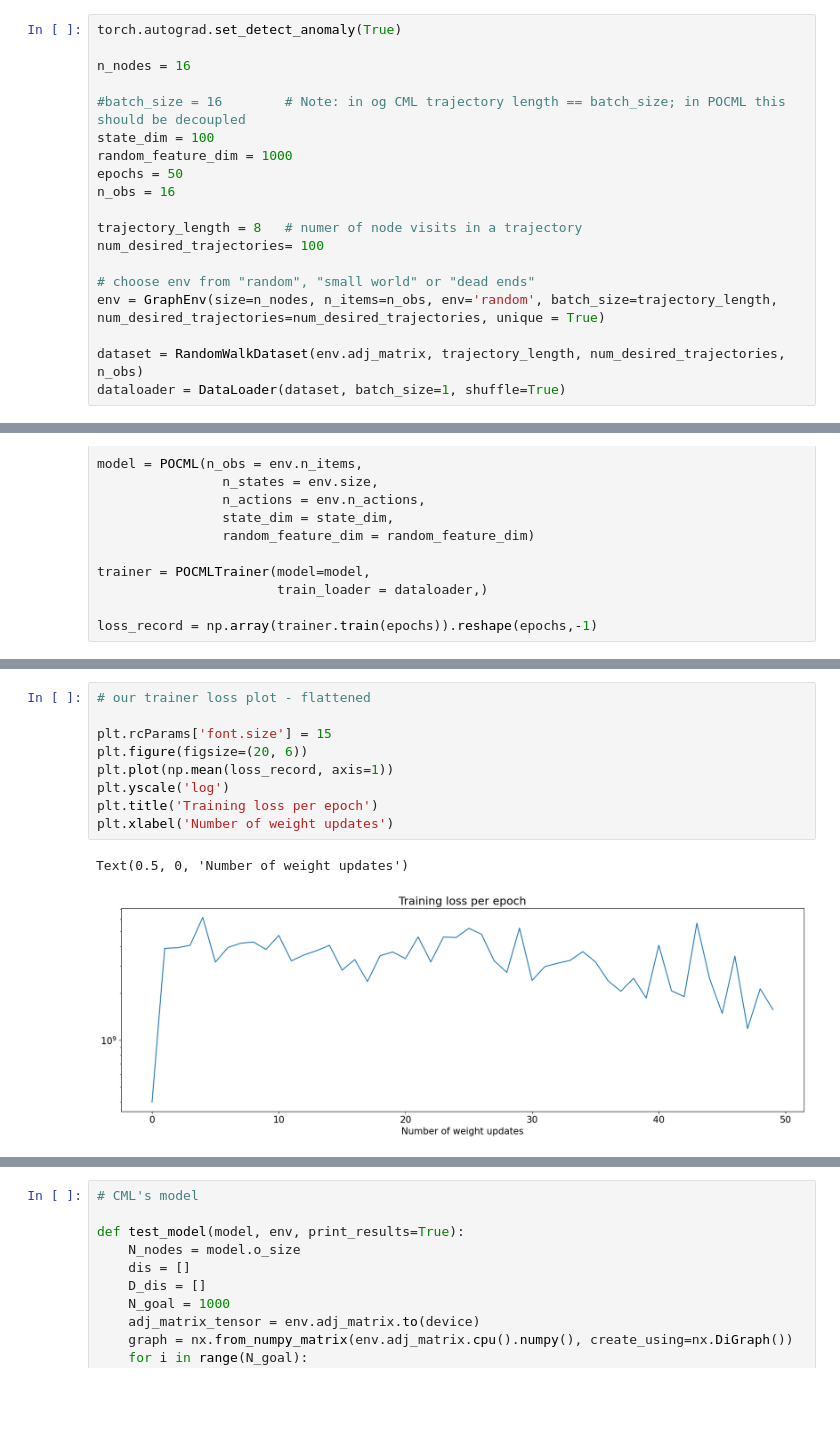
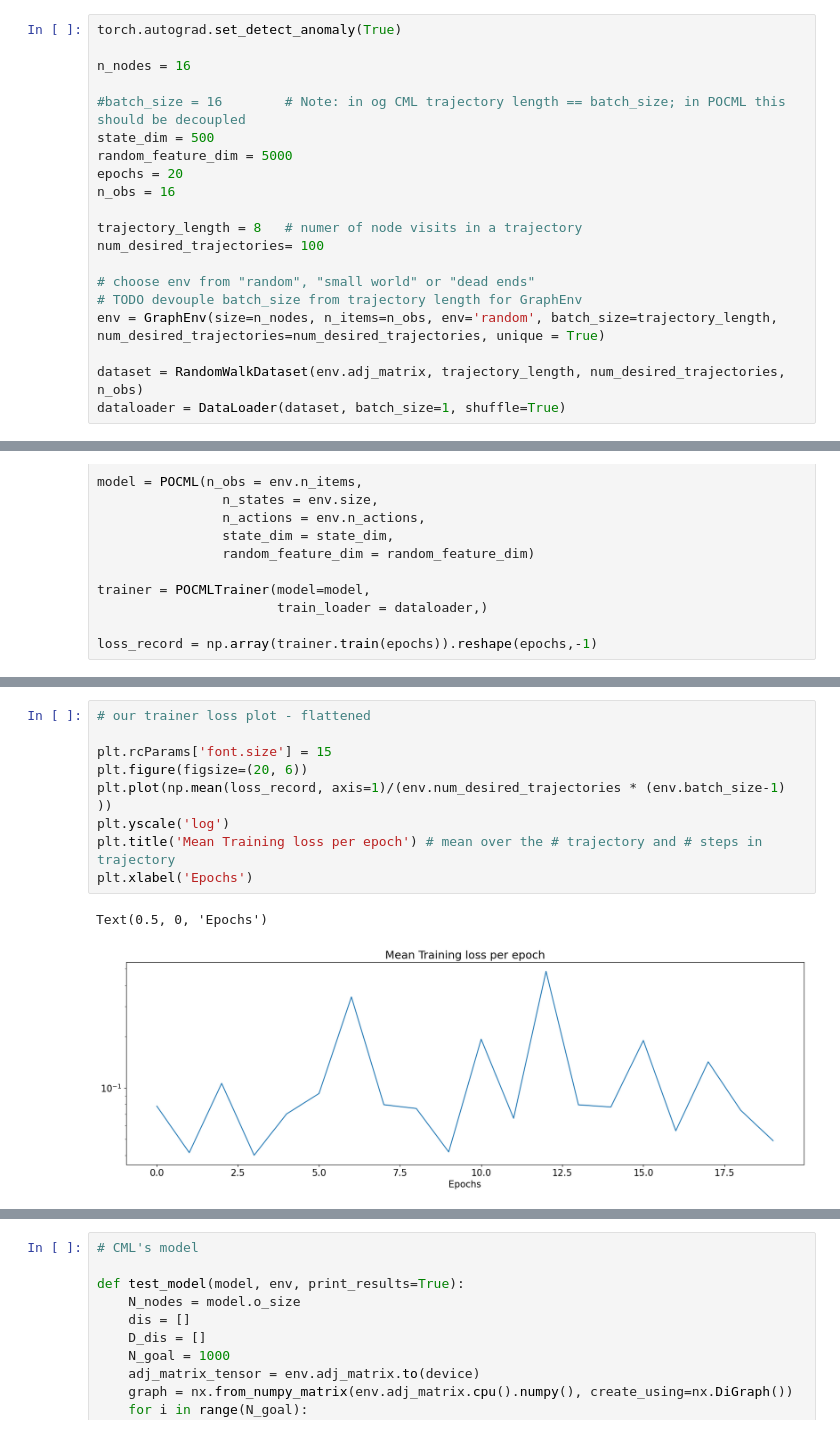
Before and after one commit to calvin4770/POCML, a Jupyter notebook: gcml.ipynb, the cells around one changed output, grey strips where cells are left out. Drawn from its saved outputs; the diff is of its cells as text; blank space fills up the shorter version.

```diff
--- a/gcml.ipynb
+++ b/gcml.ipynb
@@ -18,15 +18,16 @@ torch.autograd.set_detect_anomaly(True)
 n_nodes = 16
 
 #batch_size = 16        # Note: in og CML trajectory length == batch_size; in POCML this should be decoupled
-state_dim = 100
-random_feature_dim = 1000
-epochs = 50
+state_dim = 500
+random_feature_dim = 5000
+epochs = 20
 n_obs = 16
 
 trajectory_length = 8   # numer of node visits in a trajectory
 num_desired_trajectories= 100
 
 # choose env from "random", "small world" or "dead ends"
+# TODO devouple batch_size from trajectory length for GraphEnv
 env = GraphEnv(size=n_nodes, n_items=n_obs, env='random', batch_size=trajectory_length, num_desired_trajectories=num_desired_trajectories, unique = True)
 
 dataset = RandomWalkDataset(env.adj_matrix, trajectory_length, num_desired_trajectories, n_obs)
@@ -109,12 +94,12 @@ array([[2.21546826e+03, 8.52486719e+03, 1.47033857e+04, ...,
 # %%
 # our trainer loss plot - flattened
 
 plt.rcParams['font.size'] = 15
 plt.figure(figsize=(20, 6))
-plt.plot(np.mean(loss_record, axis=1))
+plt.plot(np.mean(loss_record, axis=1)/(env.num_desired_trajectories * (env.batch_size-1) ))
 plt.yscale('log')
-plt.title('Training loss per epoch')
-plt.xlabel('Number of weight updates')
+plt.title('Mean Training loss per epoch') # mean over the # trajectory and # steps in trajectory
+plt.xlabel('Epochs')
 # %% [output]
-Text(0.5, 0, 'Number of weight updates')
+Text(0.5, 0, 'Epochs')
-[figure, old version]
+[figure, new version]
```
Also changed, not shown: parts of 3 cells of this notebook, 2 other files.
